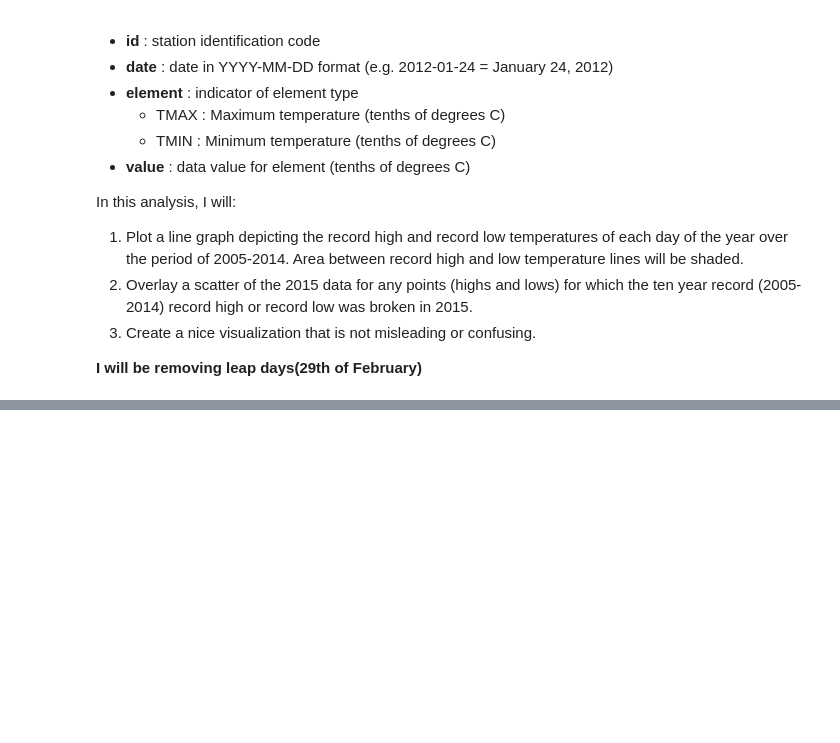
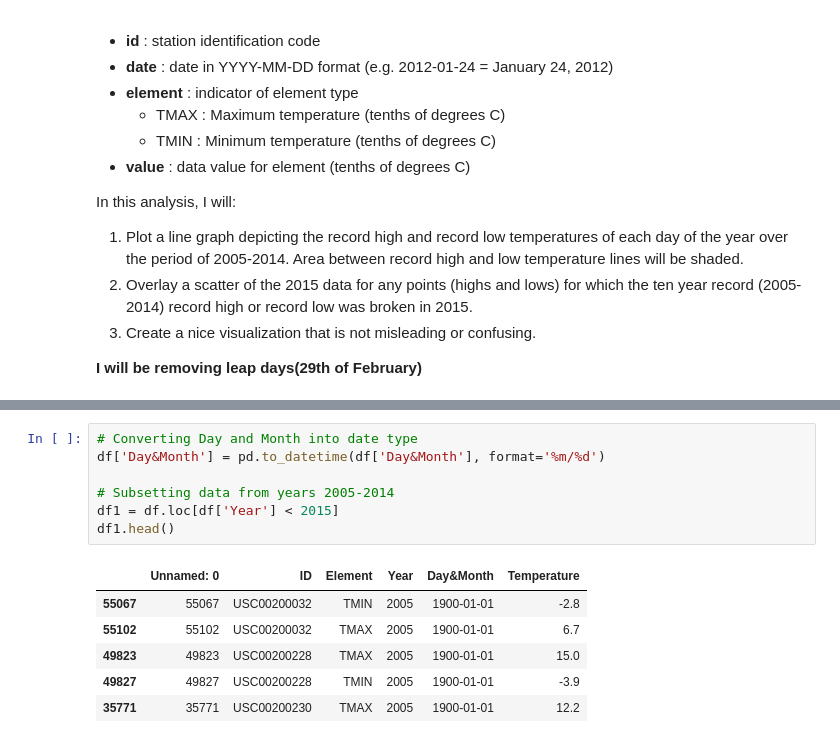
Before and after one commit to theSLWayne/Weather_Patterns_Python, a Jupyter notebook: WeatherPatterns.ipynb, the cells around one changed output, grey strips where cells are left out. Drawn from its saved outputs; the diff is of its cells as text; blank space fills up the shorter version.

```diff
--- a/WeatherPatterns.ipynb
+++ b/WeatherPatterns.ipynb
@@ -51,0 +104,14 @@ leaflet_plot_stations(400,'fb441e62df2d58994928907a91895ec62c2c42e6cd075c2700843
+# %%
+# Converting Day and Month into date type
+df['Day&Month'] = pd.to_datetime(df['Day&Month'], format='%m/%d')
+
+# Subsetting data from years 2005-2014
+df1 = df.loc[df['Year'] < 2015]
+df1.head()
+# %% [output]
+|  | Unnamed: 0 | ID | Element | Year | Day&Month | Temperature |
+| 55067 | 55067 | USC00200032 | TMIN | 2005 | 1900-01-01 | -2.8 |
+| 55102 | 55102 | USC00200032 | TMAX | 2005 | 1900-01-01 | 6.7 |
+| 49823 | 49823 | USC00200228 | TMAX | 2005 | 1900-01-01 | 15.0 |
+| 49827 | 49827 | USC00200228 | TMIN | 2005 | 1900-01-01 | -3.9 |
+| 35771 | 35771 | USC00200230 | TMAX | 2005 | 1900-01-01 | 12.2 |
```
Also changed, not shown: parts of 9 cells of this notebook, 1 other file.
